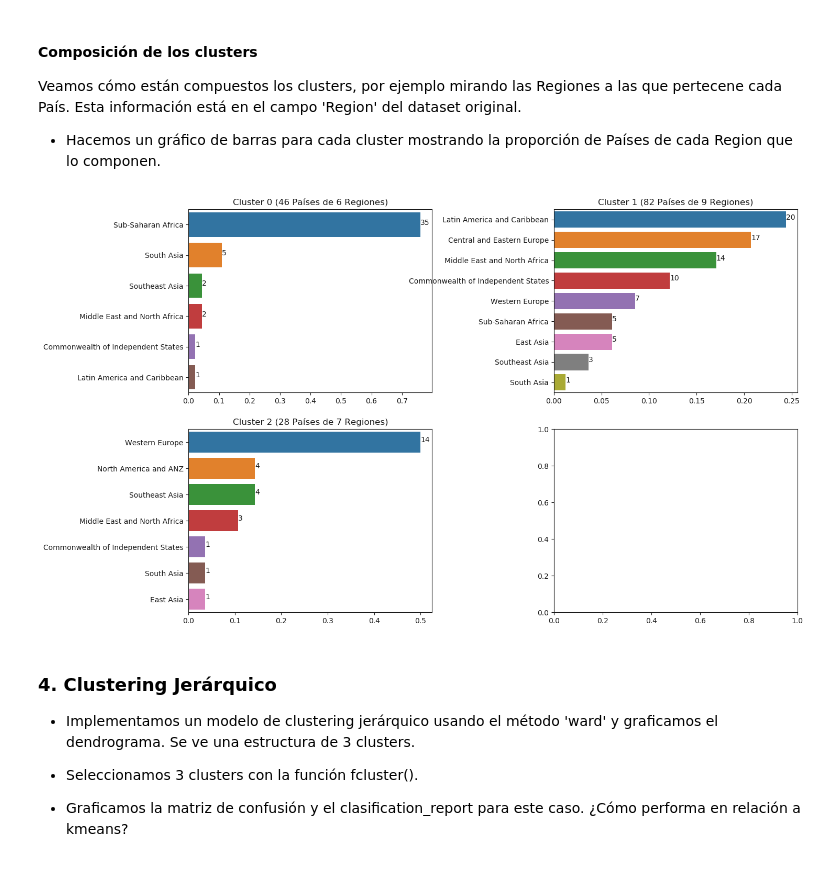
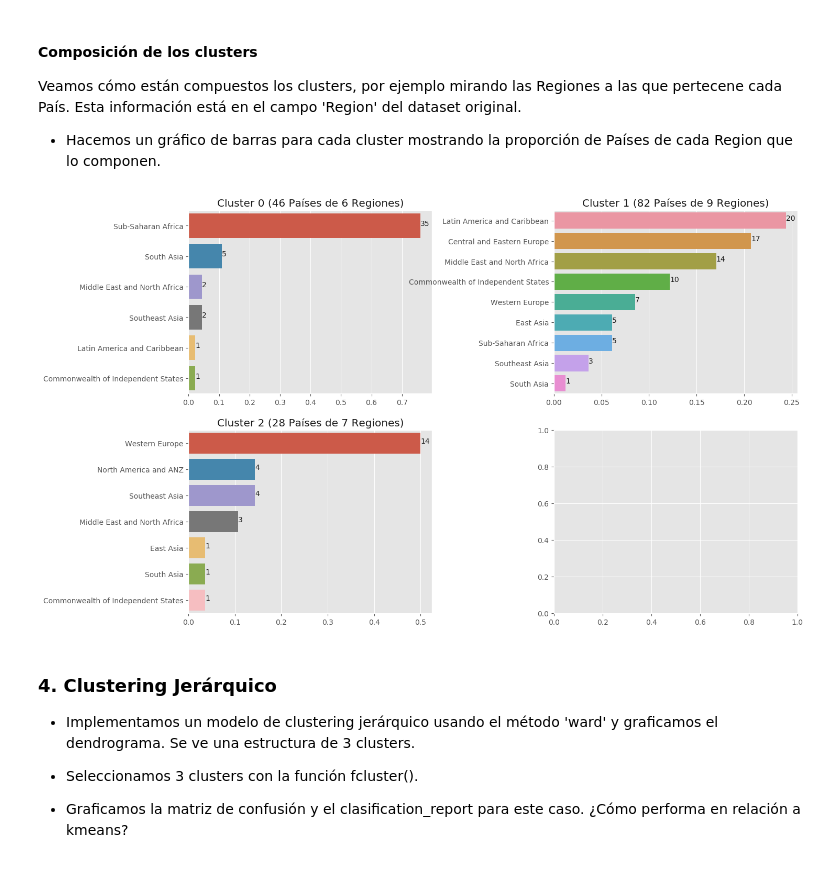
Before and after one commit to ronnygomez/desafio2, a Jupyter notebook: Modelos.ipynb, the cells around one changed output. Drawn from its saved outputs; the diff is of its cells as text; code cells hidden in the pictures.

```diff
--- a/Modelos.ipynb
+++ b/Modelos.ipynb
@@ -84,6 +284,6 @@ Index(['Unnamed: 0', 'Country', 'OverallRank', 'Score', 'GDPperCapita',
       dtype='object')
 # %%
-X= data.drop(["Unnamed: 0", "Country", "OverallRank", "Score", "Happy", "Region"], axis=1)
+X= data.drop(["Country", "OverallRank", "Score", "Happy", "Region"], axis=1)
 y= data["Happy"]
 
 print(X.shape)
@@ -170,7 +384,7 @@ Un criterio para elegir el k mirando este gráfico es la "regla del codo" , en d
 # PARECIERA QUE HAY 3 GRUPOS MEDIANAMENTE BIEN DEFINIDOS
 # PERO VAMOS A HACER PRUEBAS CON DIFERNTES "k" UTILIZANDO VARIAS MÉTRICAS
 # BUSCANDO LOS k QUE MEJORAN DICHAS MÉTRICAS
-
+matplotlib.style.use('ggplot')
 evaluation = []
 for k in range(2,9):
     kmeans = KMeans(n_clusters=k, random_state=0)
@@ -186,12 +400,12 @@ for k in range(2,9):
 
 evaluation=np.array(evaluation);
 
-f1,ax1=plt.subplots(1,1,figsize=(7.5,6))
+f1,ax1=plt.subplots(1,1,figsize=(5,5))
 ax1.plot(evaluation[:,0],evaluation[:,3])
 ax1.set_ylabel('Inertia (suma de las distancias cuadráticas)')
 ax1.set_xlabel('Número de clusters');
 
-f,ax=plt.subplots(1,2,figsize=(15,6))
+f,ax=plt.subplots(1,2,figsize=(10,5))
 ax[0].plot(evaluation[:,0],evaluation[:,1])
 ax[0].set_ylabel('Silhouette Score')
 ax[0].set_xlabel('Número de clusters')
@@ -216,7 +430,7 @@ from sklearn.metrics import silhouette_samples
 for n_clusters in range(2,10):
     # Create a subplot with 1 row and 2 columns
     fig, (ax1, ax2) = plt.subplots(1, 2)
-    fig.set_size_inches(14, 4)
+    fig.set_size_inches(10, 4)
 
     # The 1st subplot is the silhouette plot
     # The silhouette coefficient can range from -1, 1 but in this example all
@@ -373,6 +587,9 @@ array([[-1.26422926, -1.1321435 , -1.24034126, -0.47156319,  0.26057036,
          1.46865179]])
 # %%
 # AHORA VAMOS A COMPARAR LOS CLUSTERS QUE OBTIENE KMeans CONTRA LOS RESULTADOS REALES QUE TIENE EL DATASET.
+
+rcParams.update(plt.rcParamsDefault)
+matplotlib.style.use('ggplot')
 
 # confusion_matrix:
 sns.heatmap(confusion_matrix(y,labels_km),annot=True,cmap='Blues', fmt=".0f", yticklabels=['Poco Feliz', 'Feliz', 'Muy Feliz']);
@@ -419,30 +636,33 @@ Veamos cómo están compuestos los clusters, por ejemplo mirando las Regiones a
 # %%
 # Dataset original a buscar los index que quedaron en data_clustering para tener la columna "Preferred position"
 # data_filtered=data.loc[X_sc.index]; ES DATA
 
 f,ax=plt.subplots(2,2,figsize=(15,10),gridspec_kw={'wspace':0.5})
 ax=ax.ravel();
 
 # para los 3 clusters que buscamos:
 # hace una máscara con el array de label que tiene en el el atributo "km.labels_"
 # con esa máscara se queda con las filas (pais) integrante de cada cluster de la columna 'Preferred Positions'
 # y les hace un ValueCounts y lo almancena
 # BÁSICAMENTE GRAFICA EL value_counts DE 'Region' PARA CADA CLUSTER
 for lbl in range(k):
     total=data.loc[labels_km==lbl,'Region'].value_counts(normalize=False)
     S=data.loc[labels_km==lbl,'Region'].value_counts(normalize=True);
     chart=sns.barplot(y=S.index[:],x=S.values[:],ax=ax[lbl],orient='h') # se podría elegir mostrar menos si fueran muchos
     chart.set_title('Cluster ' + str(lbl) + ' (' + str(total.sum()) + ' Países de '+ str(len(total)) + ' Regiones)')
     # Le agregamos los totales por Cluster y por Región
     i=0
     for p in ax[lbl].patches:
         _x = p.get_x() + p.get_width()
         _y = p.get_y() + (p.get_height() / 2)
         value = total[i]
         chart.text(_x , _y, value, ha="left")
         i +=1
+
+rcParams.update(plt.rcParamsDefault)
+matplotlib.style.use('ggplot')
 # %% [output]
-[figure, old version]
+[figure, new version]
 # %% [markdown]
 ### 4. Clustering Jerárquico
 
```
Also changed, not shown: parts of 49 cells of this notebook.
